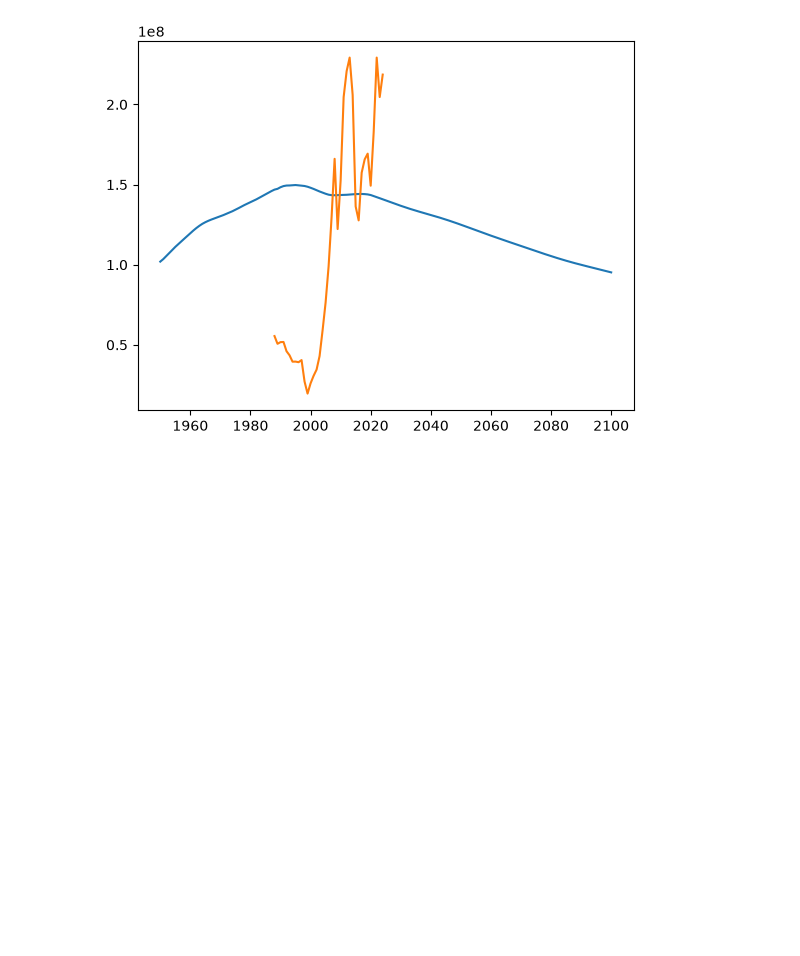
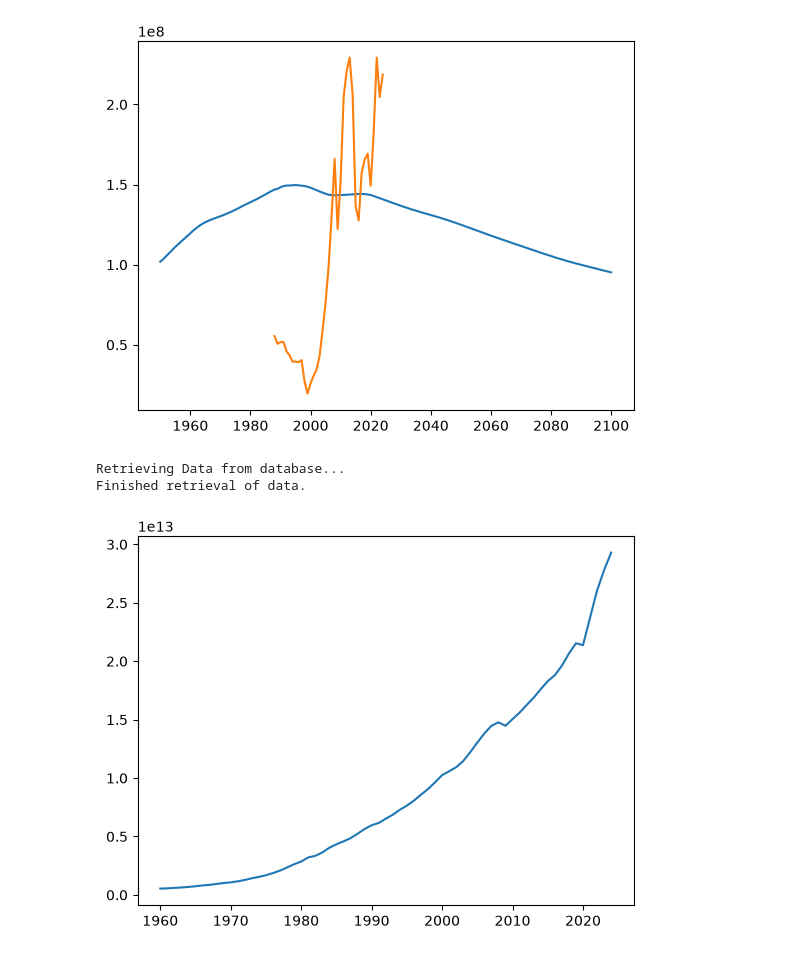
Before and after one commit to Flx232/Census-Dashboard, a Jupyter notebook: exploratory.ipynb, the cells around one changed output. Cells and saved outputs as stored; diff of their text form; code cells hidden in the pictures; blank space fills up the shorter version.

Commit message:
Updated plotly rough draft, added gr to table and experimented with plots to put in plotly

```diff
--- a/exploratory.ipynb
+++ b/exploratory.ipynb
@@ -772,3 +760,16 @@ plt.plot(section['YR'], (section['GDP'])/1e4)
 # %% [output]
 [<matplotlib.lines.Line2D at 0x...>]
 [figure]
+# %%
+from load_data import run
+general_data = run()
+# %% [output]
+Retrieving Data from database...
+Finished retrieval of data.
+# %%
+gdp_data = general_data.dropna(subset=['gdp'])
+section = gdp_data[gdp_data['alpha3'] == 'USA']
+plt.plot(section['yr'], (section['gdp']))
+plt.show()
+# %% [output]
+[figure, added]
```
Also changed, not shown: parts of 11 cells of this notebook, 4 other files.
